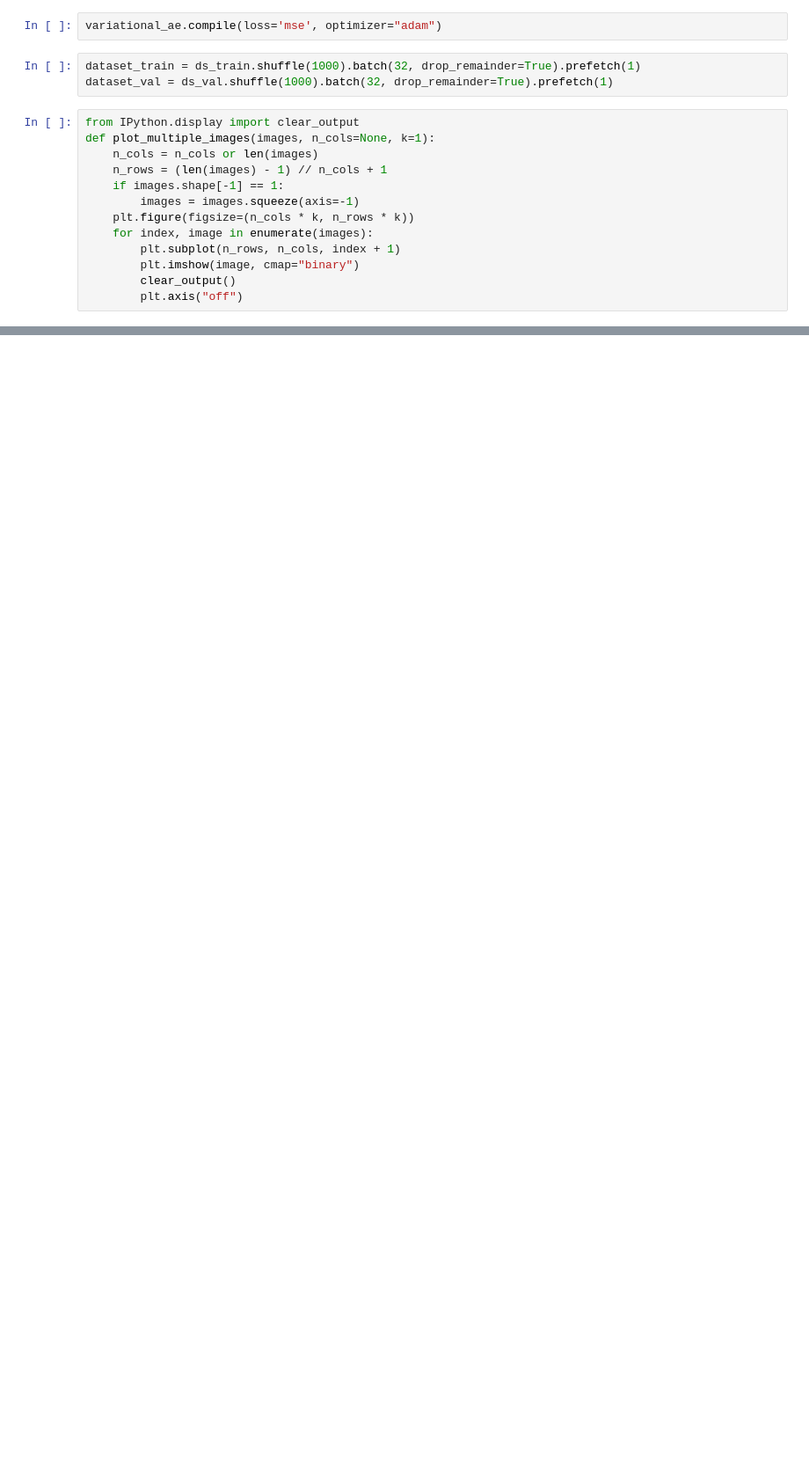
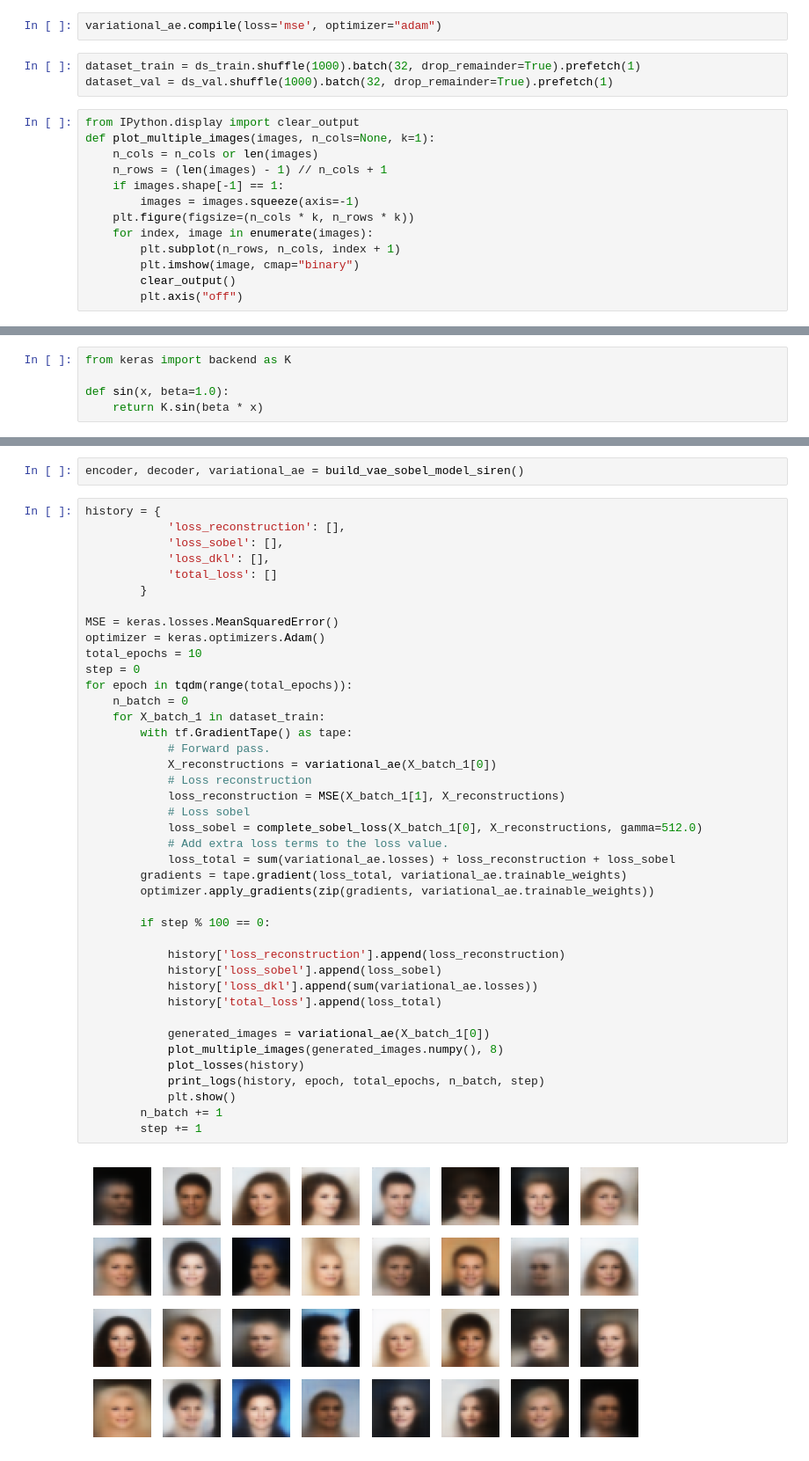
Before and after one commit to xValentim/DeepFakeLab, a Jupyter notebook: TrainingNeuralNetworks.ipynb, the cells around one changed output, grey strips where cells are left out. Shown at 88% size. Saved outputs shown, nothing was run; the diff lists cells and outputs as text; blank space fills up the shorter version.

```diff
--- a/TrainingNeuralNetworks.ipynb
+++ b/TrainingNeuralNetworks.ipynb
@@ -213,0 +459,5 @@ for epoch in tqdm(range(30)):
+# %%
+from keras import backend as K
+
+def sin(x, beta=1.0):
+    return K.sin(beta * x)
@@ -213,0 +574,45 @@ for epoch in tqdm(range(30)):
+# %%
+encoder, decoder, variational_ae = build_vae_sobel_model_siren()
+# %%
+history = {
+            'loss_reconstruction': [],
+            'loss_sobel': [],
+            'loss_dkl': [],
+            'total_loss': []
+        }
+
+MSE = keras.losses.MeanSquaredError()
+optimizer = keras.optimizers.Adam()
+total_epochs = 10
+step = 0
+for epoch in tqdm(range(total_epochs)):
+    n_batch = 0
+    for X_batch_1 in dataset_train:
+        with tf.GradientTape() as tape:
+            # Forward pass.
+            X_reconstructions = variational_ae(X_batch_1[0])
+            # Loss reconstruction
+            loss_reconstruction = MSE(X_batch_1[1], X_reconstructions)
+            # Loss sobel
+            loss_sobel = complete_sobel_loss(X_batch_1[0], X_reconstructions, gamma=512.0)
+            # Add extra loss terms to the loss value.
+            loss_total = sum(variational_ae.losses) + loss_reconstruction + loss_sobel
+        gradients = tape.gradient(loss_total, variational_ae.trainable_weights)
+        optimizer.apply_gradients(zip(gradients, variational_ae.trainable_weights))
+
+        if step % 100 == 0:
+
+            history['loss_reconstruction'].append(loss_reconstruction)
+            history['loss_sobel'].append(loss_sobel)
+            history['loss_dkl'].append(sum(variational_ae.losses))
+            history['total_loss'].append(loss_total)
+
+            generated_images = variational_ae(X_batch_1[0])
+            plot_multiple_images(generated_images.numpy(), 8)
+            plot_losses(history)
+            print_logs(history, epoch, total_epochs, n_batch, step)
+            plt.show()
+        n_batch += 1
+        step += 1
+# %% [output]
+[figure, added]
```
Also changed, not shown: parts of 31 cells of this notebook, 12 other files.
